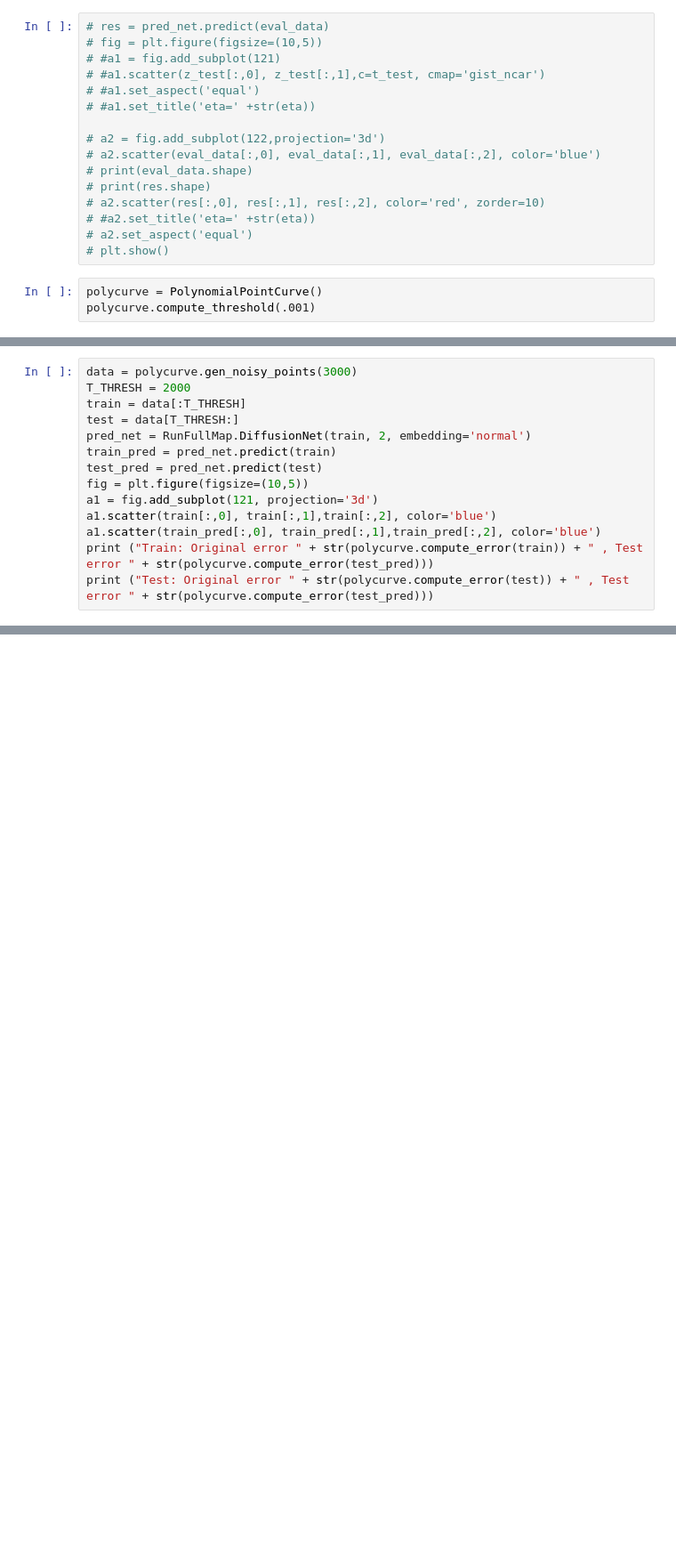
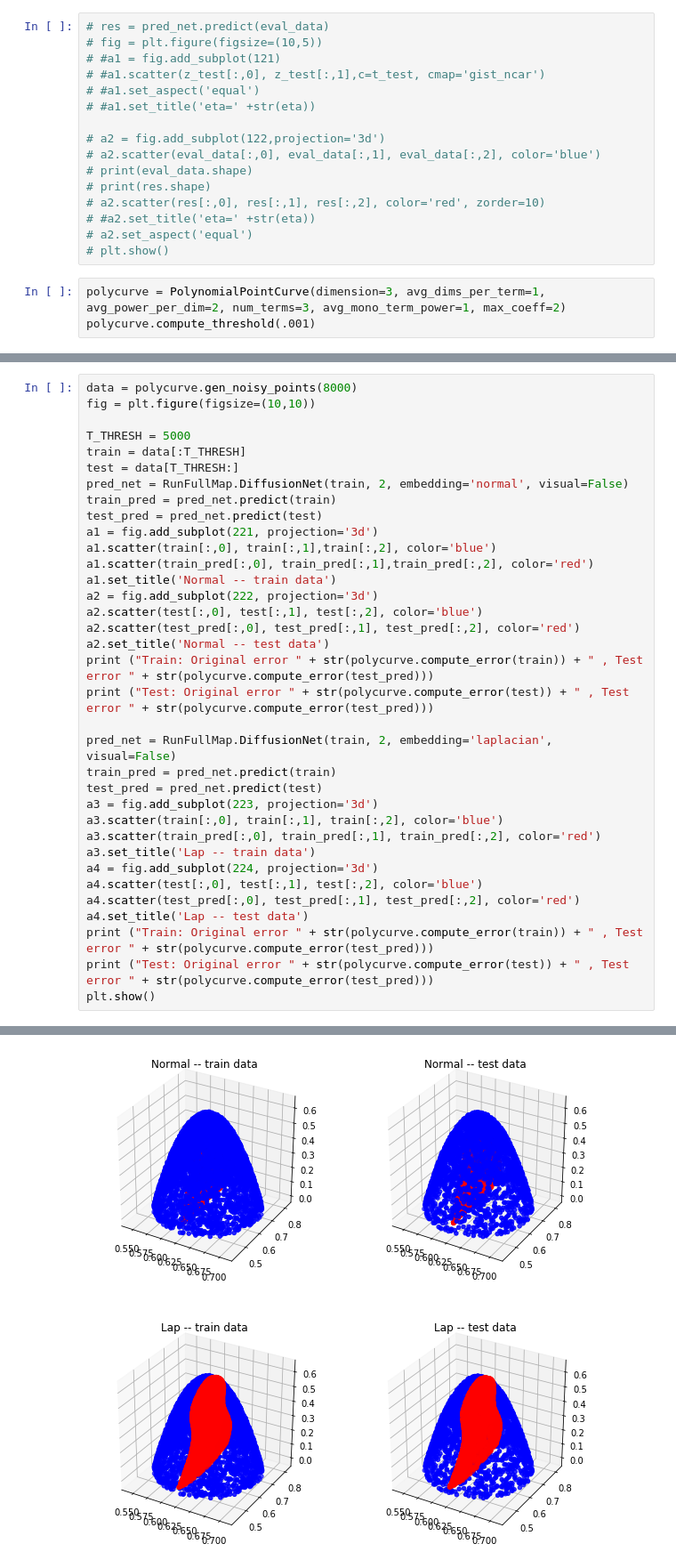
Before and after one commit to nverma1/diffusion_net, a Jupyter notebook: method_eval.ipynb, the cells around one changed output, grey strips where cells are left out. Shown at 89% size. Cells and saved outputs as stored; diff of their text form; blank space fills up the shorter version.

```diff
--- a/method_eval.ipynb
+++ b/method_eval.ipynb
@@ -55,6 +53,6 @@ Using TensorFlow backend.
 # a2.set_aspect('equal')
 # plt.show()
 # %%
-polycurve = PolynomialPointCurve()
+polycurve = PolynomialPointCurve(dimension=3, avg_dims_per_term=1, avg_power_per_dim=2, num_terms=3, avg_mono_term_power=1, max_coeff=2)
 polycurve.compute_threshold(.001)
 # %% [output]
@@ -62,14 +60,36 @@ TypeError: unit_to_space() missing 1 required positional argument: 'space_size'
 # %%
-data = polycurve.gen_noisy_points(3000)
-T_THRESH = 2000
+data = polycurve.gen_noisy_points(8000)
+fig = plt.figure(figsize=(10,10))
+
+T_THRESH = 5000
 train = data[:T_THRESH]
 test = data[T_THRESH:]
-pred_net = RunFullMap.DiffusionNet(train, 2, embedding='normal')
+pred_net = RunFullMap.DiffusionNet(train, 2, embedding='normal', visual=False)
 train_pred = pred_net.predict(train)
 test_pred = pred_net.predict(test)
-fig = plt.figure(figsize=(10,5))
-a1 = fig.add_subplot(121, projection='3d')
+a1 = fig.add_subplot(221, projection='3d')
 a1.scatter(train[:,0], train[:,1],train[:,2], color='blue')
-a1.scatter(train_pred[:,0], train_pred[:,1],train_pred[:,2], color='blue')
+a1.scatter(train_pred[:,0], train_pred[:,1],train_pred[:,2], color='red')
+a1.set_title('Normal -- train data')
+a2 = fig.add_subplot(222, projection='3d')
+a2.scatter(test[:,0], test[:,1], test[:,2], color='blue')
+a2.scatter(test_pred[:,0], test_pred[:,1], test_pred[:,2], color='red')
+a2.set_title('Normal -- test data')
 print ("Train: Original error " + str(polycurve.compute_error(train)) + " , Test error " + str(polycurve.compute_error(test_pred)))
 print ("Test: Original error " + str(polycurve.compute_error(test)) + " , Test error " + str(polycurve.compute_error(test_pred)))
+
+pred_net = RunFullMap.DiffusionNet(train, 2, embedding='laplacian', visual=False)
+train_pred = pred_net.predict(train)
+test_pred = pred_net.predict(test)
+a3 = fig.add_subplot(223, projection='3d')
+a3.scatter(train[:,0], train[:,1], train[:,2], color='blue')
+a3.scatter(train_pred[:,0], train_pred[:,1], train_pred[:,2], color='red')
+a3.set_title('Lap -- train data')
+a4 = fig.add_subplot(224, projection='3d')
+a4.scatter(test[:,0], test[:,1], test[:,2], color='blue')
+a4.scatter(test_pred[:,0], test_pred[:,1], test_pred[:,2], color='red')
+a4.set_title('Lap -- test data')
+print ("Train: Original error " + str(polycurve.compute_error(train)) + " , Test error " + str(polycurve.compute_error(test_pred)))
+print ("Test: Original error " + str(polycurve.compute_error(test)) + " , Test error " + str(polycurve.compute_error(test_pred)))
+plt.show()
+# %% [output]
@@ -75,0 +109 @@ print ("Test: Original error " + str(polycurve.compute_error(test)) + " , Test e
+[figure, added]
```
Also changed, not shown: parts of 3 cells of this notebook, 1 other file.
